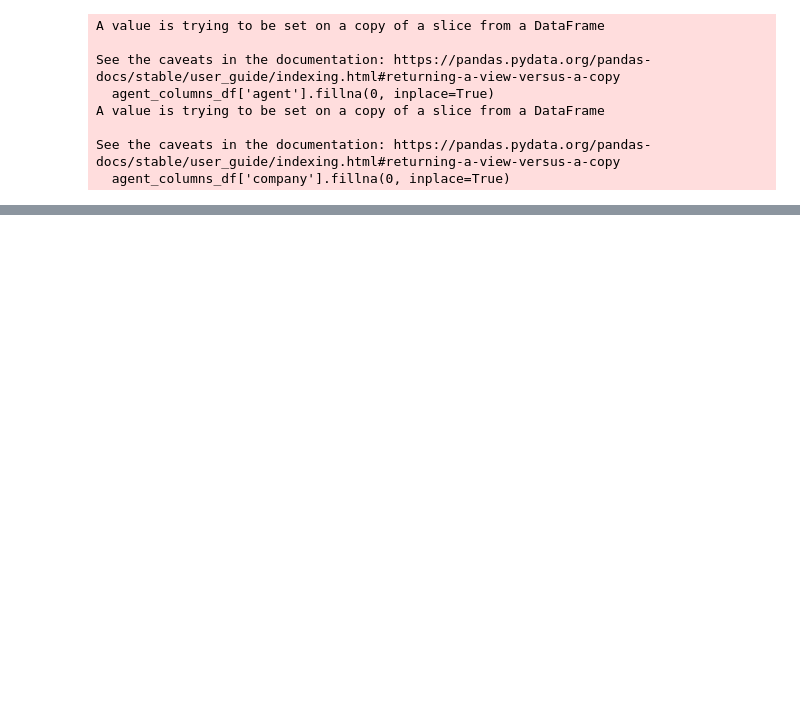
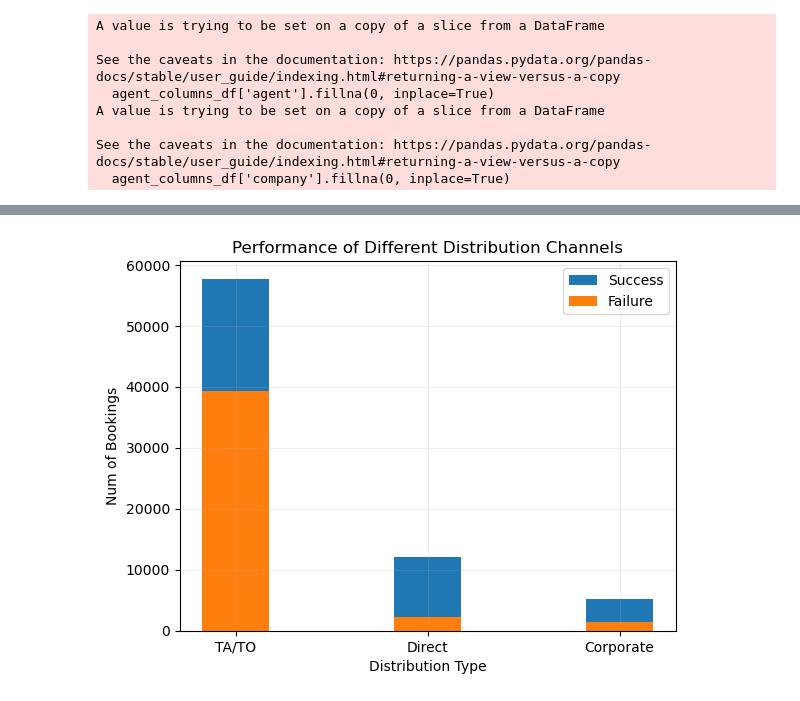
Before and after one commit to pin164/project_1, a Jupyter notebook: hotel_project_1.ipynb, the cells around one changed output, grey strips where cells are left out. Saved outputs shown, nothing was run; the diff lists cells and outputs as text; code cells hidden in the pictures; blank space fills up the shorter version.

```diff
--- a/hotel_project_1.ipynb
+++ b/hotel_project_1.ipynb
@@ -244,0 +220,41 @@ dict_values([97870, 14645, 6677, 193, 5])
+# %%
+# Making a list for the successes/failures of distribution channels
+dchannel_1 = 'TA/TO'
+dchannel_2 = 'Direct'
+dchannel_3 = 'Corporate'
+
+dchannel_1_success = agent_csv[(agent_csv['distribution_channel'] == dchannel_1) & (agent_csv['reservation_status'] == successful_bookings)]
+dchannel_1_success_value_count = dchannel_1_success.shape[0]
+
+dchannel_1_failure = agent_csv[(agent_csv['distribution_channel'] == dchannel_1) & (agent_csv['reservation_status'] == failed_bookings)]
+dchannel_1_failure_value_count = dchannel_1_failure.shape[0]
+
+dchannel_2_success = agent_csv[(agent_csv['distribution_channel'] == dchannel_2) & (agent_csv['reservation_status'] == successful_bookings)]
+dchannel_2_success_value_count = dchannel_2_success.shape[0]
+
+dchannel_2_failure = agent_csv[(agent_csv['distribution_channel'] == dchannel_2) & (agent_csv['reservation_status'] == failed_bookings)]
+dchannel_2_failure_value_count = dchannel_2_failure.shape[0]
+
+dchannel_3_success = agent_csv[(agent_csv['distribution_channel'] == dchannel_3) & (agent_csv['reservation_status'] == successful_bookings)]
+dchannel_3_success_value_count = dchannel_3_success.shape[0]
+
+dchannel_3_failure = agent_csv[(agent_csv['distribution_channel'] == dchannel_3) & (agent_csv['reservation_status'] == failed_bookings)]
+dchannel_3_failure_value_count = dchannel_3_failure.shape[0]
+# %%
+dchannel_key_list = [dchannel_1, dchannel_2, dchannel_3]
+dchannel_success_value_list = [dchannel_1_success_value_count, dchannel_2_success_value_count, dchannel_3_success_value_count]
+dchannel_failure_value_list = [dchannel_1_failure_value_count, dchannel_2_failure_value_count, dchannel_3_failure_value_count]
+
+bar_width = 0.35
+plt.bar(dchannel_key_list, dchannel_success_value_list, width=bar_width, label='Success')
+plt.bar(dchannel_key_list, dchannel_failure_value_list, width=bar_width, label='Failure')
+
+plt.xlabel('Distribution Type')
+plt.ylabel('Num of Bookings')
+plt.title('Performance of Different Distribution Channels')
+plt.legend()
+plt.grid(alpha=0.2)
+plt.savefig('Dchannel_Performance.png')
+plt.show()
+# %% [output]
+[figure, added]
```
Also changed, not shown: parts of 5 cells of this notebook, 6 other files.
